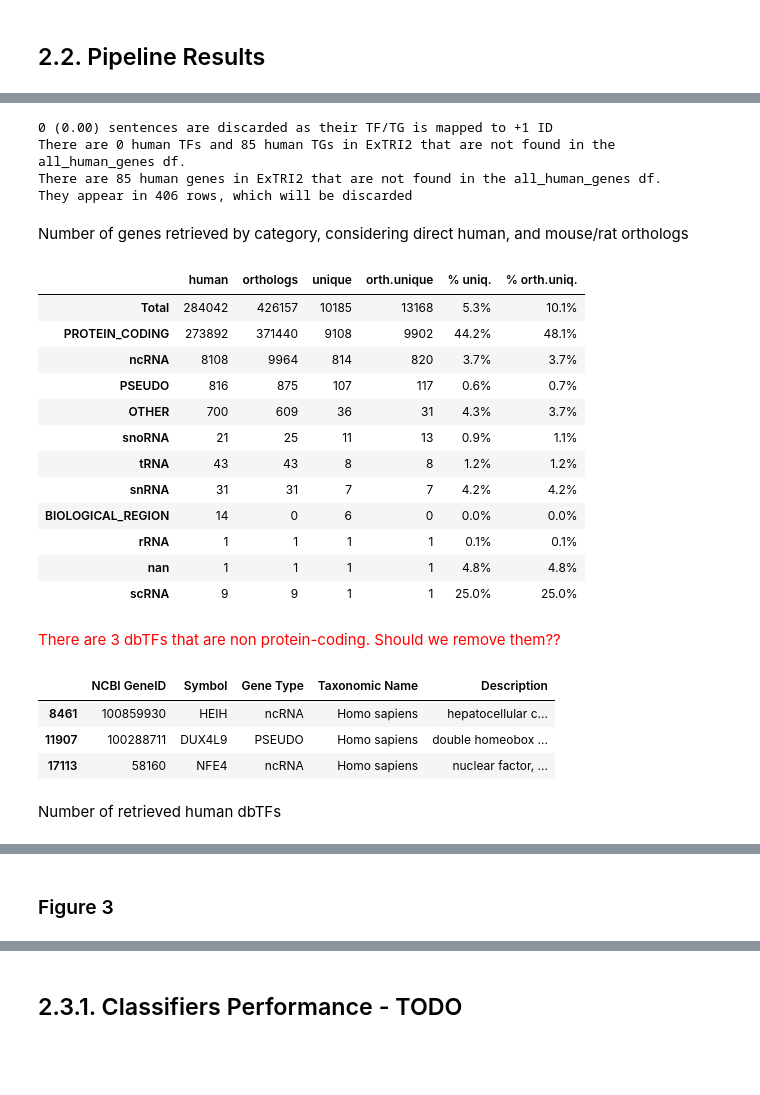
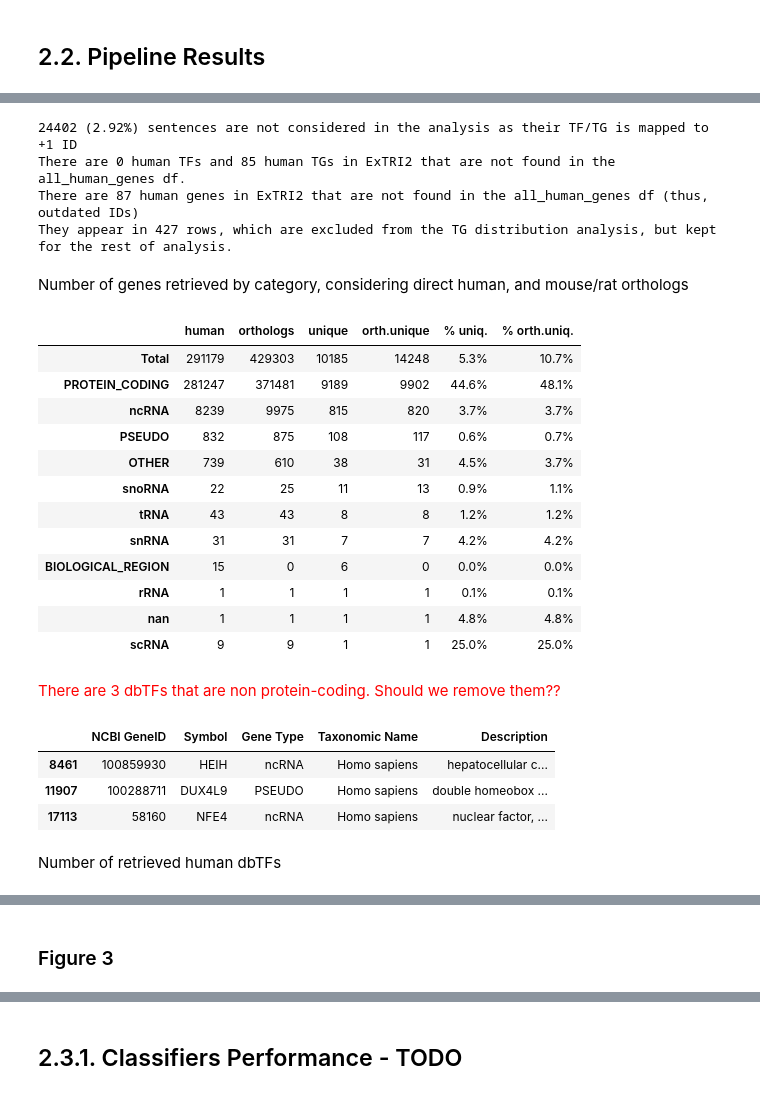
Before and after one commit to Rbbt-Workflows/ExTRI2, a Jupyter notebook: analysis/repo_to_paper.ipynb, the cells around one changed output, grey strips where cells are left out. Drawn from its saved outputs; the diff is of its cells as text; code cells hidden in the pictures; blank space fills up the shorter version.

```diff
--- a/analysis/repo_to_paper.ipynb
+++ b/analysis/repo_to_paper.ipynb
@@ -322,6 +300,9 @@ def split_in_dbTF_coTF_ll_coTF(ExTRI2_df):
     coTF_df = ExTRI2_df[m_coTF]
     ll_coTF_df = ExTRI2_df[m_ll_coTF]
 
+    # Check if the split was done correctly
+    assert len(ExTRI2_df) == len(dbTF_df) + len(coTF_df) + len(ll_coTF_df)
+
     return dbTF_df, coTF_df, ll_coTF_df
 
 dbTF_df, coTF_df, ll_coTF_df = split_in_dbTF_coTF_ll_coTF(ExTRI2_df)
@@ -506,8 +489,16 @@ def load_all_human_genes():
 
     return all_human_genes
 
-def display_TG_distribution(human_dbTF_df: pd.DataFrame, dbTF_df: pd.DataFrame, all_human_genes: pd.DataFrame) -> None:
+def display_TG_distribution(dbTF_df: pd.DataFrame, all_human_genes: pd.DataFrame) -> None:
     '''Display how many TGs we have retrieved'''
+
+    # Get human TGs
+    human_dbTF_df = dbTF_df[(dbTF_df['TG TaxID'] == '9606')]
+
+    m_TG_id = human_dbTF_df['TG Id'].isin(all_human_genes['NCBI GeneID'])
+    print(f"There are {len(human_dbTF_df[~m_TG_id]['TG Id'].unique())} human genes in ExTRI2 that are not found in the all_human_genes df (thus, outdated IDs)")
+    print(f"They appear in {(~m_TG_id).sum()} rows, which are excluded from the TG distribution analysis, but kept for the rest of analysis.")
+    human_dbTF_df = human_dbTF_df[m_TG_id]
 
     # Initialise dict
     TG_types = {}
@@ -540,7 +531,9 @@ def display_TG_distribution(human_dbTF_df: pd.DataFrame, dbTF_df: pd.DataFrame,
     md("Number of genes retrieved by category, considering direct human, and mouse/rat orthologs")
     display(pd.DataFrame.from_dict(TG_types, orient='index').sort_values(by='unique', ascending=False))
 
-def display_TF_distribution(human_dbTF_df, dbTF_df, all_human_genes):
+def display_TF_distribution(dbTF_df, all_human_genes):
+
+    human_dbTF_df = dbTF_df[(dbTF_df['TF TaxID'] == '9606')]
 
     # Get all retrieved human dbTFs
     retrieved_TF_IDs = set(human_dbTF_df['TF Id'])
@@ -559,29 +552,27 @@ def display_TF_distribution(human_dbTF_df, dbTF_df, all_human_genes):
 
     # Check if they are all protein-coding genes
     non_protein_coding_dbTFs = retrieved_TF_IDs - set(all_human_genes[all_human_genes['Gene Type'] == 'PROTEIN_CODING']['NCBI GeneID'])
-    md(f"<span style='color:red'>There are {len(non_protein_coding_dbTFs)} dbTFs that are non protein-coding. Should we remove them??</span>")
+    md(f"<span style='color:red'>There are {len(non_protein_coding_dbTFs)} dbTFs that are non considered to be protein-coding, but are kept in the analysis.")
     display(all_human_genes[all_human_genes['NCBI GeneID'].isin(non_protein_coding_dbTFs)])
-    # TODO - Fix. Makes no sense non-protein-coding genes can be TFs.
-    #       1. Check where do they come from. TFCheckpoint? (I have to check this anyways)
-    #       2. Ask Astrid whether we should remove them
 
     # Get the set of human dbTFs
     human_dbTFs_set = dbTFs_set.intersection(set(all_human_genes['NCBI GeneID']))
 
-    dbTF_retrieval_t = {
-        'all considered': len(human_dbTFs_set),
-        'human': len(human_dbTF_df['TF Id'].unique()),
-        'orthologs': len(dbTF_df['TF_human_entrez_gene'].unique())
+    # Prepare the dataframe to display, with counts and percentages
+    human_dbTF_summary = {
+        category: {
+            "unique": count,
+            "%": f"{count / len(human_dbTFs_set):.1%}"
+        }
+        for category, count in {
+            'all considered': len(human_dbTFs_set),
+            'retrieved directly': len(human_dbTF_df['TF Id'].unique()),
+            'retrieved (including orthologs)': len(dbTF_df[~dbTF_df['TF_human_entrez_gene'].str.contains(';')]['TF_human_entrez_gene'].unique())
+        }.items()
     }
-    for k, v in dbTF_retrieval_t.items():
-        dbTF_retrieval_t[k] = {
-            "unique": v,
-            "%": f"{v / len(human_dbTFs_set):.1%}"
-        }
-
 
     md("Number of retrieved human dbTFs")
-    display(pd.DataFrame.from_dict(dbTF_retrieval_t, orient='index'))
+    display(pd.DataFrame.from_dict(human_dbTF_summary, orient='index'))
 
 def figure_3(human_dbTF_df):
     '''Plot the most common dbTFs'''
@@ -596,7 +587,10 @@ def figure_3(human_dbTF_df):
         plt.xticks(rotation='vertical')
         plt.ylabel(ylabel)
 
+    # Plot dbTFs that appear in most sentences
     plot_counts(human_dbTF_df, "Number of Sentences containing that dbTF")
+
+    # Plot dbTFs that are associated with the most TGs
     unique_TRIs = human_dbTF_df.drop_duplicates(subset='TRI Id', keep='first')
     plot_counts(unique_TRIs, "Number of TGs regulated by that dbTF")
     plt.show()
@@ -608,52 +602,48 @@ def human_TF_TG_analysis(ExTRI2_df):
     all_human_genes = load_all_human_genes()
 
     # Show how many sentences have multiple mappings
     multiple_mapped = ((ExTRI2_df['TF Id'].str.contains(';')) | (ExTRI2_df['TG Id'].str.contains(';'))).sum()
-    print(f"{multiple_mapped} ({multiple_mapped / len(ExTRI2_df):.2f}) sentences are discarded as their TF/TG is mapped to +1 ID")
+    print(f"{multiple_mapped} ({multiple_mapped / len(ExTRI2_df):.2%}) sentences are not considered in the analysis as their TF/TG is mapped to +1 ID")
 
     # Filter ExTRI2 by only those containing human dbTFs (ignore those mapped to +1 ids)
     dbTF_df = ExTRI2_df[ExTRI2_df['TF_type'] == 'dbTF']
     human_dbTF_df = dbTF_df[(dbTF_df['TG TaxID'] == '9606') & (dbTF_df['TF TaxID'] == '9606')]
 
     # Discard human TGs that are not found in the NCBI human genes df
     m_TF_id = human_dbTF_df['TF Id'].isin(all_human_genes['NCBI GeneID'])
     not_found_human_TF = human_dbTF_df[~m_TF_id]['TF Id'].unique()
 
     m_TG_id = human_dbTF_df['TG Id'].isin(all_human_genes['NCBI GeneID'])
     not_found_human_TG = human_dbTF_df[~m_TG_id]['TG Id'].unique()
 
     print(f"There are {len(not_found_human_TF)} human TFs and {len(not_found_human_TG)} human TGs in ExTRI2 that are not found in the all_human_genes df.")
 
-    print(f"There are {len(human_dbTF_df[~m_TG_id]['TG Id'].unique())} human genes in ExTRI2 that are not found in the all_human_genes df.")
-    print(f"They appear in {(~m_TG_id).sum()} rows, which will be discarded")
-    # human_dbTF_df = human_dbTF_df[m_TG_id]
-
     # Show how many TGs and TFs we've obtained
-    display_TG_distribution(human_dbTF_df, dbTF_df, all_human_genes)
-    display_TF_distribution(human_dbTF_df, dbTF_df, all_human_genes)
+    display_TG_distribution(dbTF_df, all_human_genes)
+    display_TF_distribution(dbTF_df, all_human_genes)
 
     # Plot counts
     figure_3(human_dbTF_df)
 
     return
 
 human_TF_TG_analysis(ExTRI2_df)
 # %% [output]
-0 (0.00) sentences are discarded as their TF/TG is mapped to +1 ID
+24402 (2.92%) sentences are not considered in the analysis as their TF/TG is mapped to +1 ID
 There are 0 human TFs and 85 human TGs in ExTRI2 that are not found in the all_human_genes df.
-There are 85 human genes in ExTRI2 that are not found in the all_human_genes df.
-They appear in 406 rows, which will be discarded
+There are 87 human genes in ExTRI2 that are not found in the all_human_genes df (thus, outdated IDs)
+They appear in 427 rows, which are excluded from the TG distribution analysis, but kept for the rest of analysis.
 Number of genes retrieved by category, considering direct human, and mouse/rat orthologs
 |  | human | orthologs | unique | orth.unique | % uniq. | % orth.uniq. |
-| Total | 284042 | 426157 | 10185 | 13168 | 5.3% | 10.1% |
-| PROTEIN_CODING | 273892 | 371440 | 9108 | 9902 | 44.2% | 48.1% |
-| ncRNA | 8108 | 9964 | 814 | 820 | 3.7% | 3.7% |
-| PSEUDO | 816 | 875 | 107 | 117 | 0.6% | 0.7% |
-| OTHER | 700 | 609 | 36 | 31 | 4.3% | 3.7% |
-| snoRNA | 21 | 25 | 11 | 13 | 0.9% | 1.1% |
+| Total | 291179 | 429303 | 10185 | 14248 | 5.3% | 10.7% |
+| PROTEIN_CODING | 281247 | 371481 | 9189 | 9902 | 44.6% | 48.1% |
+| ncRNA | 8239 | 9975 | 815 | 820 | 3.7% | 3.7% |
+| PSEUDO | 832 | 875 | 108 | 117 | 0.6% | 0.7% |
+| OTHER | 739 | 610 | 38 | 31 | 4.5% | 3.7% |
+| snoRNA | 22 | 25 | 11 | 13 | 0.9% | 1.1% |
 | tRNA | 43 | 43 | 8 | 8 | 1.2% | 1.2% |
 | snRNA | 31 | 31 | 7 | 7 | 4.2% | 4.2% |
-| BIOLOGICAL_REGION | 14 | 0 | 6 | 0 | 0.0% | 0.0% |
+| BIOLOGICAL_REGION | 15 | 0 | 6 | 0 | 0.0% | 0.0% |
 | rRNA | 1 | 1 | 1 | 1 | 0.1% | 0.1% |
 | nan | 1 | 1 | 1 | 1 | 4.8% | 4.8% |
 | scRNA | 9 | 9 | 1 | 1 | 25.0% | 25.0% |
```
Also changed, not shown: parts of 8 cells of this notebook, 8 other files.
